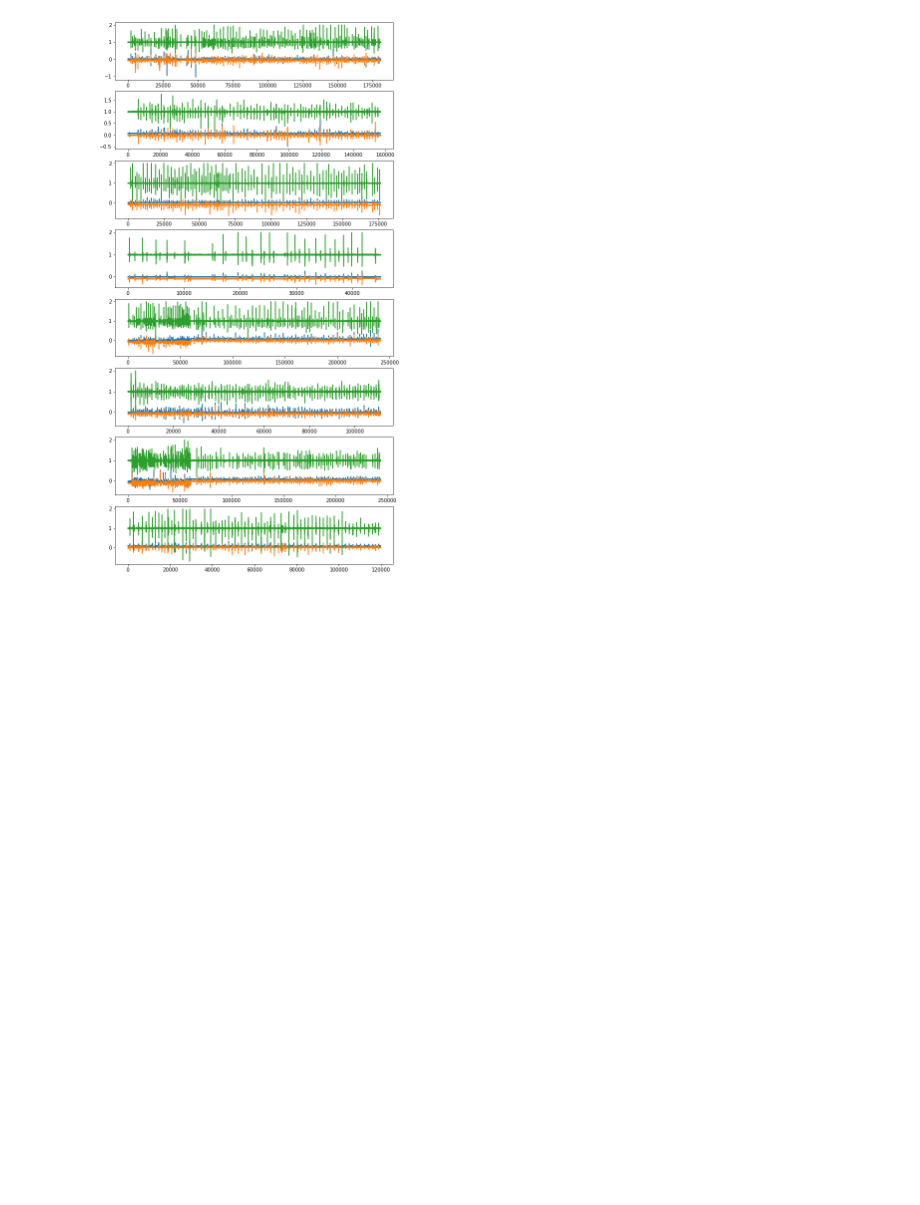
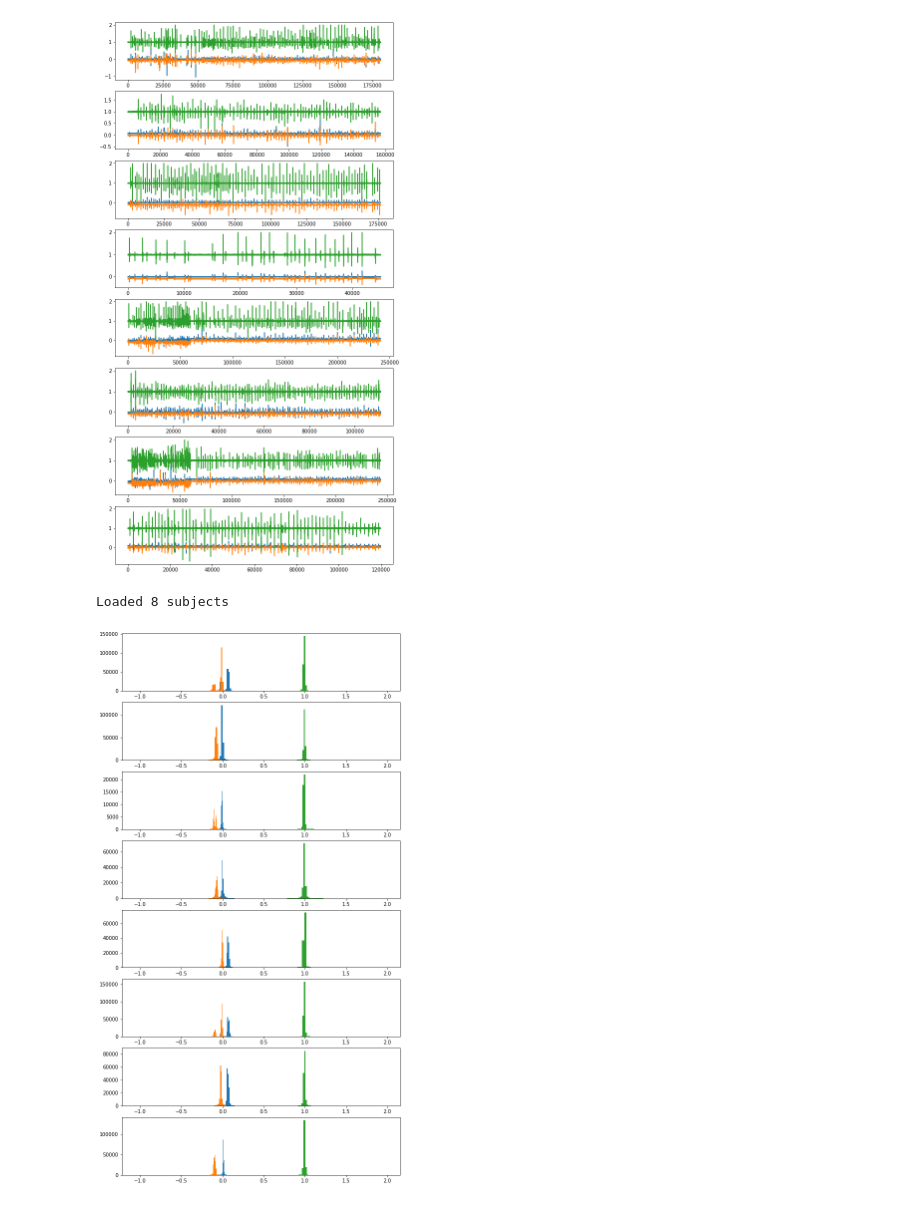
Before and after one commit to suehy/chair_sensor, a Jupyter notebook: ml_project/notebooks/analysis.ipynb, the cells around one changed output. Cells and saved outputs as stored; diff of their text form; code cells hidden in the pictures; blank space fills up the shorter version.

Commit message:
Updated analysis notebook with histograms per subject

```diff
--- a/ml_project/notebooks/analysis.ipynb
+++ b/ml_project/notebooks/analysis.ipynb
@@ -108,5 +108,28 @@ Loaded 8 subjects
 # %%
 ## Plotting the histograms of the traces per subject
 ## Helps with recognising their distributions and thus with outlier detection
 ## Shows the spread of the traces and will help with normalising the traces necessary for cross subject modeling
 ## This plot help to show both the relationship between the distributions within a subject and differences in the distributions between subjects
+## Perhaps plot histograms per activity?
+
+# plot the x, y, z acceleration for each subject
+def plot_subjects(subjects):
+    plt.figure(figsize=(10,20))
+    names = list(subjects)
+    # create a plot for each subject
+    xaxis = None
+    for i in range(len(subjects)):
+        ax = plt.subplot(len(subjects), 1, i+1, sharex=xaxis)
+        if i == 0:
+            xaxis = ax
+        # plot a histogram of x data
+        for j in ['x','y','z']:
+            plt.hist(subjects[names[i]][j], bins=100)
+    plt.show()
+
+print('Loaded %d subjects' % len(dfs200))
+# plot trace data for each subject
+plot_subjects(dfs200)
+# %% [output]
+Loaded 8 subjects
+[figure, added]
```
